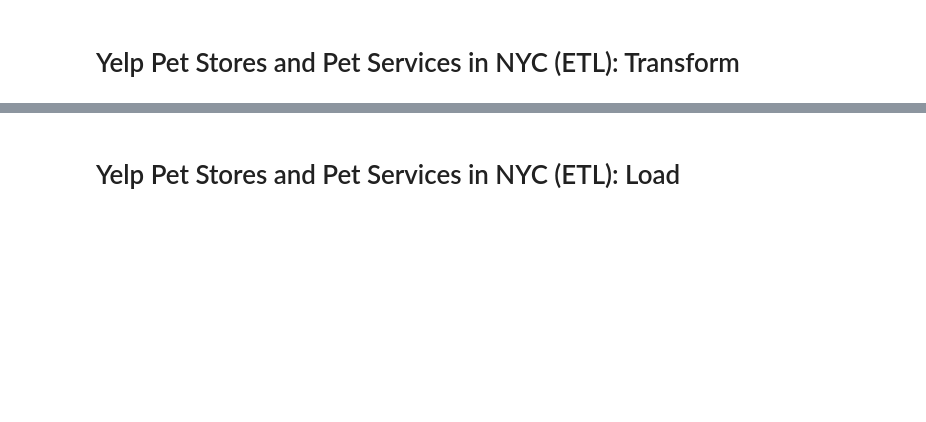
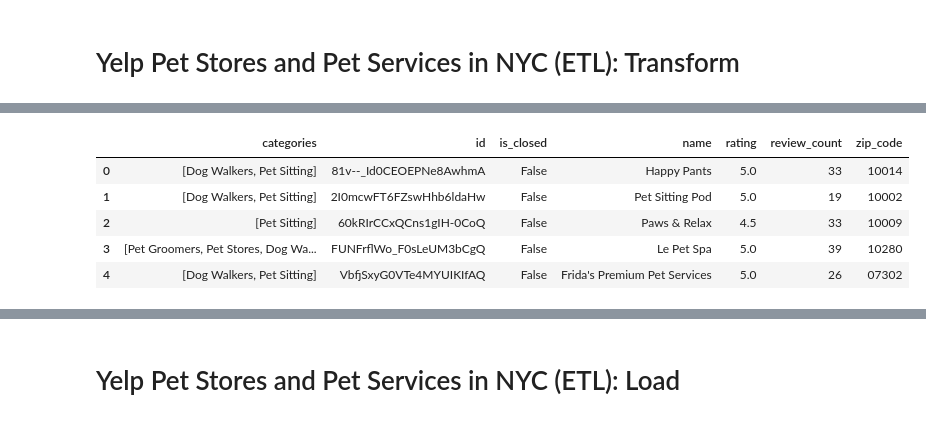
Before and after one commit to acdick/framing_data_with_dataframes, a Jupyter notebook: Source/02_Pet_Stores_and_Services.ipynb, the cells around one changed output, grey strips where cells are left out. Saved outputs shown, nothing was run; the diff lists cells and outputs as text; code cells hidden in the pictures; blank space fills up the shorter version.

```diff
--- a/Source/02_Pet_Stores_and_Services.ipynb
+++ b/Source/02_Pet_Stores_and_Services.ipynb
@@ -117,0 +128,11 @@ stores_and_services
+# %%
+# create dataframe of pet services
+pet_services = pd.DataFrame.from_dict(yelp_pet_services)
+pet_services.head()
+# %% [output]
+|  | categories | id | is_closed | name | rating | review_count | zip_code |
+| 0 | [Dog Walkers, Pet Sitting] | 81v--_Id0CEOEPNe8AwhmA | False | Happy Pants | 5.0 | 33 | 10014 |
+| 1 | [Dog Walkers, Pet Sitting] | 2I0mcwFT6FZswHhb6ldaHw | False | Pet Sitting Pod | 5.0 | 19 | 10002 |
+| 2 | [Pet Sitting] | 60kRIrCCxQCns1gIH-0CoQ | False | Paws & Relax | 4.5 | 33 | 10009 |
+| 3 | [Pet Groomers, Pet Stores, Dog Wa... | FUNFrflWo_F0sLeUM3bCgQ | False | Le Pet Spa | 5.0 | 39 | 10280 |
+| 4 | [Dog Walkers, Pet Sitting] | VbfjSxyG0VTe4MYUIKIfAQ | False | Frida's Premium Pet Services | 5.0 | 26 | 07302 |
```
Also changed, not shown: parts of 19 cells of this notebook, 1 other file.
